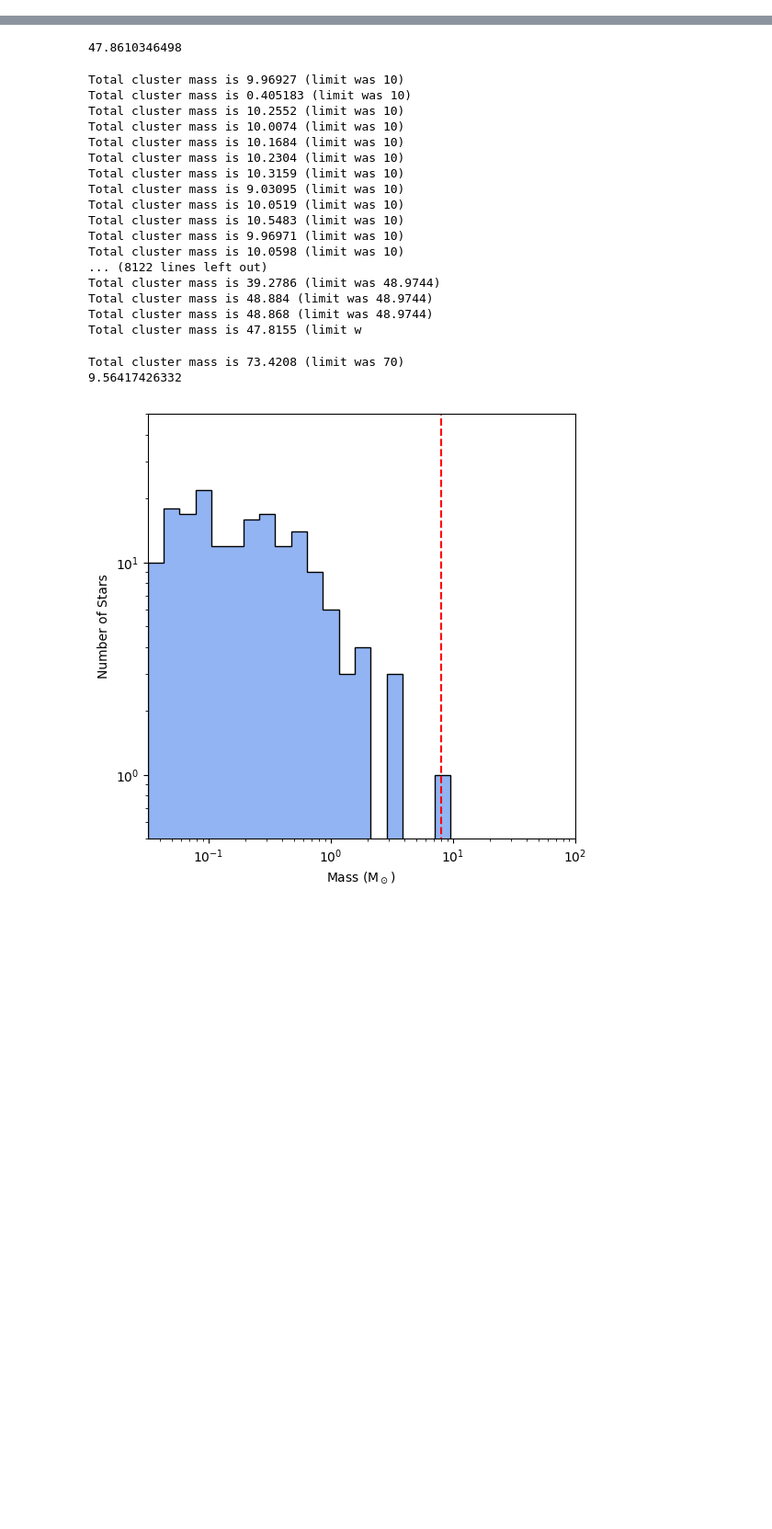
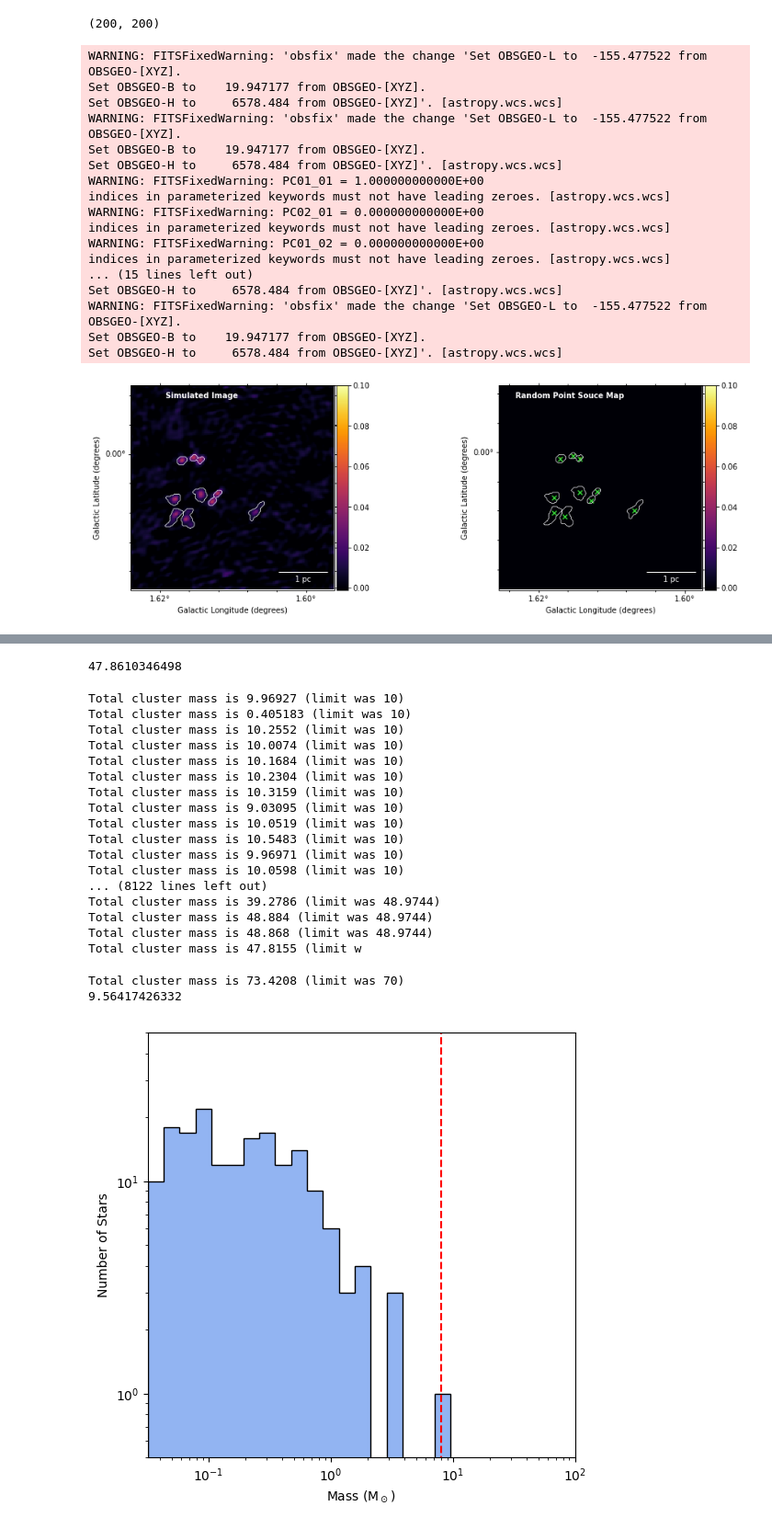
Before and after one commit to hpthatchfield/astrophys, a Jupyter notebook: CMZoom_Simobserve_Utility.ipynb, the cells around one changed output, grey strips where cells are left out. Shown at 92% size. Saved outputs shown, nothing was run; the diff lists cells and outputs as text; code cells hidden in the pictures; blank space fills up the shorter version.

```diff
--- a/CMZoom_Simobserve_Utility.ipynb
+++ b/CMZoom_Simobserve_Utility.ipynb
@@ -103,10 +104,14 @@ print noise_jy_per_beam
 # %%
 ### Plot for mass vs percent found
 ### also average runs together
+
+path = '/Users/hph/cmzoom_catalog/simobserve_acc/'
+
 BMAJ    =   9.391762150659E-04
 BMIN    =   8.101911677255E-04
 deg2_per_beam = np.pi*BMAJ*BMIN
 deg2_per_pix = (1.388888888889E-04)**2
+
 
 found_avg = np.array([1.,    1.,    1.,    1.,    1.,    1.,    1.,    1.,    0.98,  0.98,  0.94,  0.94,
                       0.9,   0.9,   0.82,  0.68,  0.58,  0.4,   0.34,  0.28,  0.1,   0.08,  0.,    0.,    0.,
@@ -132,24 +137,26 @@ fp_avg = fp_avg/10.
 #integrated_fluxes = point_fluxes*(deg2_per_pix/deg2_per_beam)
 integrated_fluxes = point_fluxes
 masses = mass_calc_submm(Wave,dustTemp,Kappa,integrated_fluxes,distance)
-print masses
+
 
 plt.close()
-mrfig = plt.figure(3,figsize=(6,6))
+mrfig = plt.figure(3,figsize=(5,5))
 mrfig.clf()
 ax = mrfig.gca()
 ax.plot(masses, found_avg,ls='-',color='tomato',linewidth='3.0', label='% Sources Recovered')
-ax.plot(masses, hightau_avg,ls='-',color='purple',linewidth='2.0', label ='% Sources Found, high Tau0' )
+ax.plot(masses, hightau_avg,ls='-',color='purple',linewidth='2.0', label ='% Sources Found, high' )
 ax.plot(masses, fp_avg,ls='-',color='k',linewidth='3.0',label='% false sources found')
 plt.xlabel('Mass of Point Source (Solar Masses)')
+plt.ylabel('Percentage Value')
 #plt.ylabel('Percent Sources Found')
 plt.title('Completeness of Catalog Algorithm for Point Sources')
 ax.set_ylim(0,1.05)
 ax.set_xlim(0,130.)
+
 ax.grid()
 fill = ax.fill_between(masses,found_avg, color='tomato',alpha=0.2,edgecolor='red',linewidth = '0.0')
 fill = ax.fill_between(masses,fp_avg, color='k',alpha=0.2,edgecolor='k',linewidth = '0.0')
-plt.legend()
+plt.legend(loc='upper left',fontsize=8)
 mrfig.savefig(path+'simobs_percent.pdf',format='pdf')
 plt.show()
 # %% [output]
@@ -168,12 +181,13 @@ def make_simobs_panel(path,inputfits1,inputfits2,maskfits,label):
     fg_color='white'
     bg_color='black'
     contour_hdu = fits.open(path+maskfits)[0]
+
     data_hdu = fits.open(path+inputfits1)[0]
-    print data_hdu.data.shape
+    #data_hdu.data = data_hdu.data[]
     fig = plt.figure(figsize=(15, 5))#,facecolor=bg_color, edgecolor=fg_color)
-
-    subplot1 = aplpy.FITSFigure(path+inputfits1,subplot=[0.1,0.1,0.35,0.8], slices = (2,3),
-                                figure = fig, convention='calabretta')
+    print(data_hdu.data.shape)
+    subplot1 = aplpy.FITSFigure(path+inputfits1,subplot=[0.1,0.1,0.265,0.8], slices = (2,3),
+                                figure = fig, convention='calabretta') #
     vmin,vmax = -0.001,0.1
     subplot1.show_colorscale(vmin=vmin, vmax=vmax,cmap='inferno')
     #subplot.frame.set_color(fg_color)
@@ -198,8 +212,15 @@ def make_simobs_panel(path,inputfits1,inputfits2,maskfits,label):
     subplot1.scalebar.set_color('white')
     subplot1.add_colorbar()
 
-    subplot2 = aplpy.FITSFigure(path+inputfits2,subplot=[0.5,0.1,0.35,0.8], slices = (2,3),
+    subplot2 = aplpy.FITSFigure(path+inputfits2,subplot=[0.55,0.1,0.265,0.8], slices = (2,3),
                                 figure = fig, convention='calabretta')
+
+    fits.open(path+inputfits2)[0]
+    initial_wcs = wcs.WCS(initial_hdu.header)
+    init_cond = np.where(initial_data!=0)
+    wcs_init = initial_wcs.wcs_pix2world(init_cond[0],init_cond[1],1)
+    transformed_pix = initial_wcs.wcs_world2pix(wcs_init[0],wcs_init[1],1)
+
     vmin,vmax = -0.001,0.1
     subplot2.show_colorscale(vmin=vmin, vmax=vmax,cmap='inferno')
     #subplot.frame.set_color(fg_color)
@@ -209,7 +230,7 @@ def make_simobs_panel(path,inputfits1,inputfits2,maskfits,label):
     subplot2.ticks.set_color('black')
     subplot2.tick_labels.set_xformat('d.dd')
     subplot2.tick_labels.set_yformat('d.dd')
-    subplot2.add_label(0.35, 0.95, str(label), relative = True, weight = 'bold', size = 10, color = 'white')
+    subplot2.add_label(0.35, 0.95, 'Random Point Souce Map', relative = True, weight = 'bold', size = 10, color = 'white')
     plt.scatter(transformed_pix[1],transformed_pix[0],color='limegreen',marker='x')
     subplot2.show_contour(path+maskfits,slices=(1,2),
                          colors = 'white', levels = [0.0,], linewidths = 0.7,
@@ -223,10 +244,34 @@ def make_simobs_panel(path,inputfits1,inputfits2,maskfits,label):
     subplot2.add_colorbar()
 
     plt.plot()
-    #plt.tight_layout()
     #subplot.tick_labels.set_font(color=fg_color)
     #subplot.axis_labels.set_font(color=fg_color)
     #subplot.axis_labels.set_color(fg_color)
     #fig.tight_layout()
     fig.savefig(path+'simobs_example.pdf',format='pdf')
     #plt.show()
+# %%
+path = '/Users/hph/cmzoom_catalog/simobserve_kernel/'
+make_simobs_panel(path,'final_noregrid_image_9-27-19_0.fits','initial_temp_image_9-27-19_0.fits',
+                  'temp_mask_9-27-19_0.fits','Simulated Image')
+plt.show()
+# %% [output]
+(200, 200)
+WARNING: FITSFixedWarning: 'obsfix' made the change 'Set OBSGEO-L to  -155.477522 from OBSGEO-[XYZ].
+Set OBSGEO-B to    19.947177 from OBSGEO-[XYZ].
+Set OBSGEO-H to     6578.484 from OBSGEO-[XYZ]'. [astropy.wcs.wcs]
+WARNING: FITSFixedWarning: 'obsfix' made the change 'Set OBSGEO-L to  -155.477522 from OBSGEO-[XYZ].
+Set OBSGEO-B to    19.947177 from OBSGEO-[XYZ].
+Set OBSGEO-H to     6578.484 from OBSGEO-[XYZ]'. [astropy.wcs.wcs]
+WARNING: FITSFixedWarning: PC01_01 = 1.000000000000E+00
+indices in parameterized keywords must not have leading zeroes. [astropy.wcs.wcs]
+WARNING: FITSFixedWarning: PC02_01 = 0.000000000000E+00
+indices in parameterized keywords must not have leading zeroes. [astropy.wcs.wcs]
+WARNING: FITSFixedWarning: PC01_02 = 0.000000000000E+00
+indices in parameterized keywords must not have leading zeroes. [astropy.wcs.wcs]
+... (15 lines left out)
+Set OBSGEO-H to     6578.484 from OBSGEO-[XYZ]'. [astropy.wcs.wcs]
+WARNING: FITSFixedWarning: 'obsfix' made the change 'Set OBSGEO-L to  -155.477522 from OBSGEO-[XYZ].
+Set OBSGEO-B to    19.947177 from OBSGEO-[XYZ].
+Set OBSGEO-H to     6578.484 from OBSGEO-[XYZ]'. [astropy.wcs.wcs]
+[figure, added]
```
Also changed, not shown: parts of 10 cells of this notebook, 12 other files.
